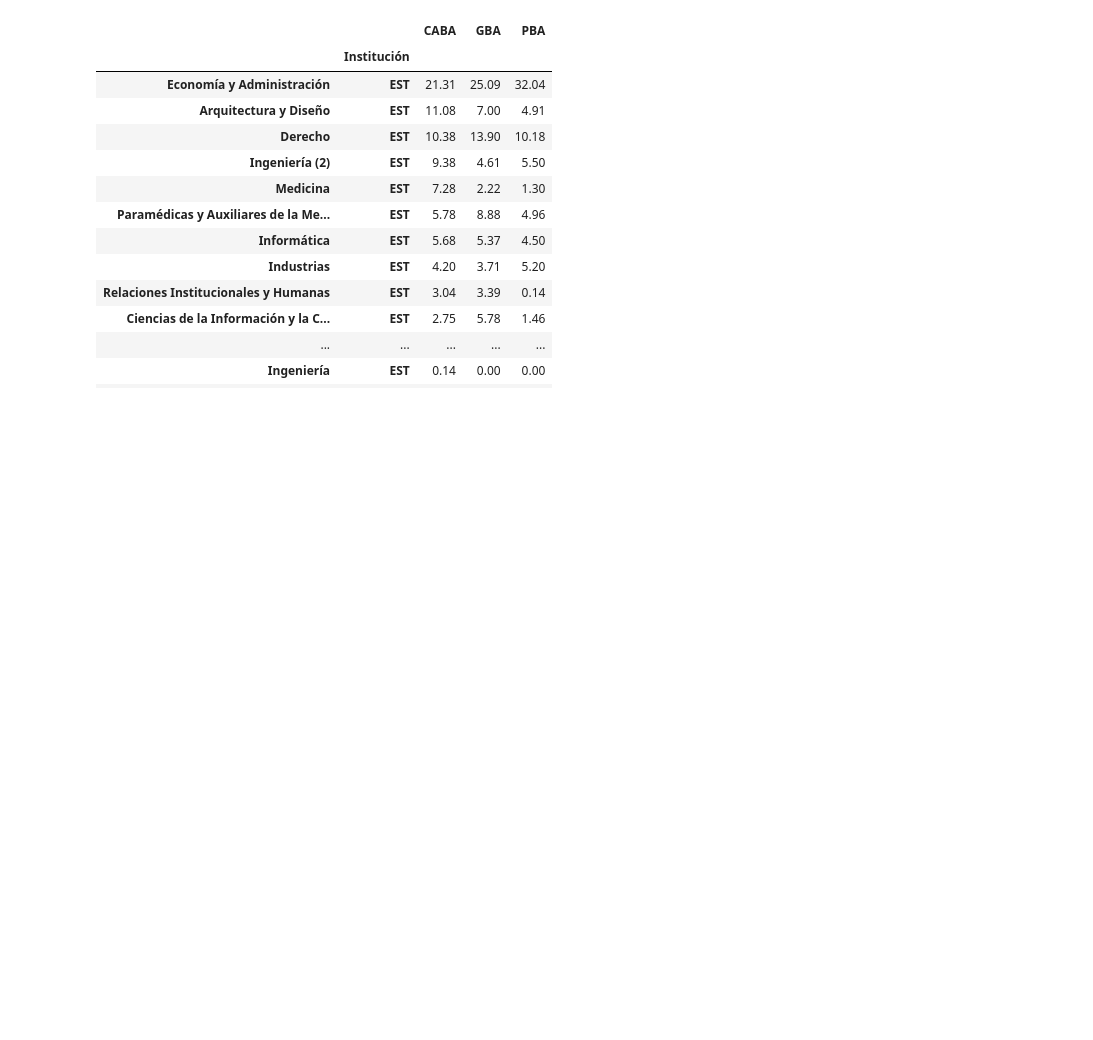
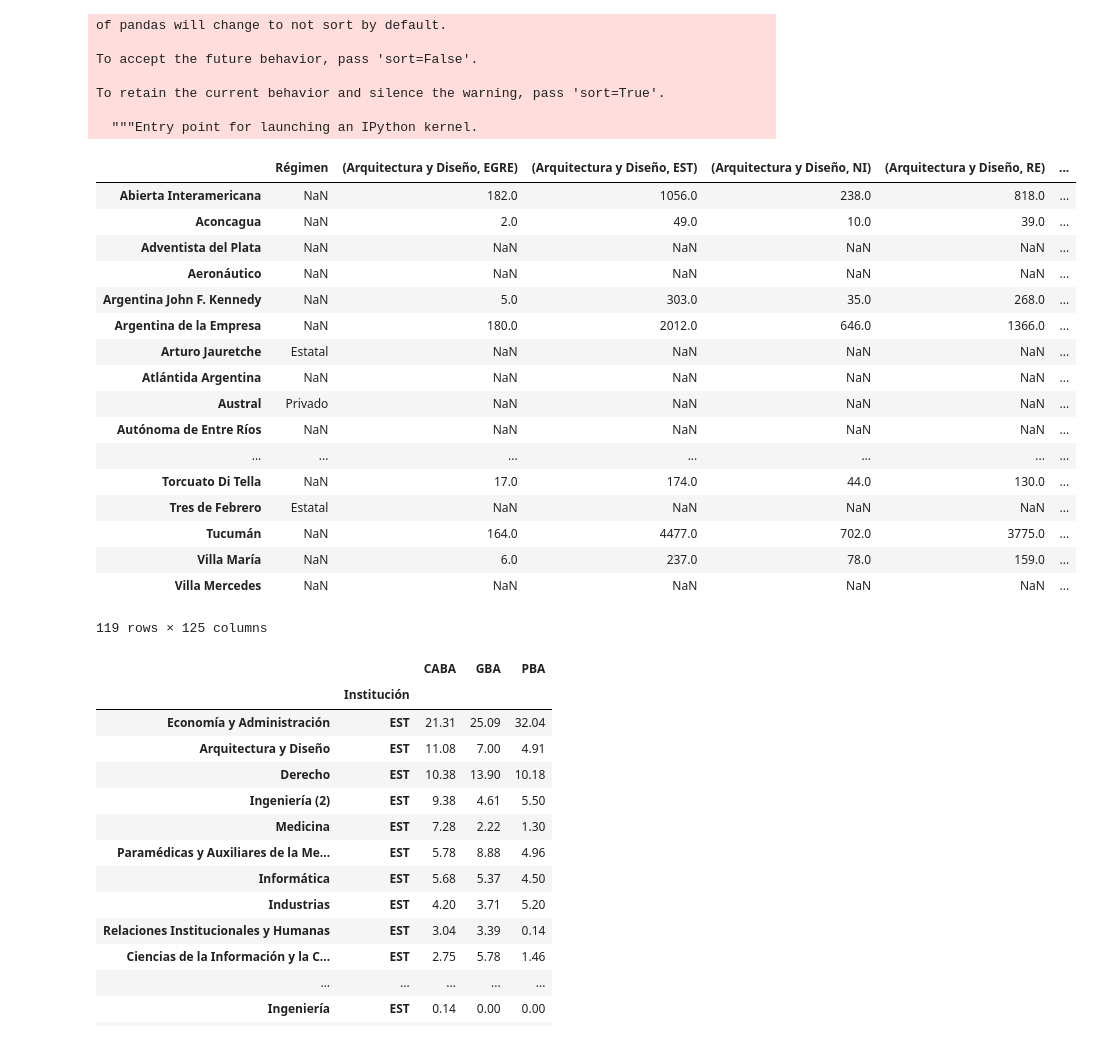
Before and after one commit to matuteiglesias/datosARG_Educacion, a Jupyter notebook: Disciplina por region.ipynb, the cells around one changed output. Saved outputs shown, nothing was run; the diff lists cells and outputs as text; code cells hidden in the pictures; blank space fills up the shorter version.

```diff
--- a/Disciplina por region.ipynb
+++ b/Disciplina por region.ipynb
@@ -29,7 +29,33 @@ inst_CABA = inst.loc[inst['Provincia'] == 'CABA']
 inst_GBA = inst.loc[(inst['Provincia'] == 'Buenos Aires') & (inst['Región'] == 'Metropolitana')]
 inst_PBA = inst.loc[inst['Región'] == 'Bonaerense']
 # %%
-# pd.concat([inst_GBA.set_index('Institución')[['Régimen']], ests_disc], axis = 1)
+pd.concat([inst_GBA.set_index('Institución')[['Régimen']], ests_disc], axis = 1)
+# %% [output]
+of pandas will change to not sort by default.
+
+To accept the future behavior, pass 'sort=False'.
+
+To retain the current behavior and silence the warning, pass 'sort=True'.
+
+  """Entry point for launching an IPython kernel.
+|  | Régimen | (Arquitectura y Diseño, EGRE) | (Arquitectura y Diseño, EST) | (Arquitectura y Diseño, NI) | (Arquitectura y Diseño, RE) | ... |
+| Abierta Interamericana | NaN | 182.0 | 1056.0 | 238.0 | 818.0 | ... |
+| Aconcagua | NaN | 2.0 | 49.0 | 10.0 | 39.0 | ... |
+| Adventista del Plata | NaN | NaN | NaN | NaN | NaN | ... |
+| Aeronáutico | NaN | NaN | NaN | NaN | NaN | ... |
+| Argentina John F. Kennedy | NaN | 5.0 | 303.0 | 35.0 | 268.0 | ... |
+| Argentina de la Empresa | NaN | 180.0 | 2012.0 | 646.0 | 1366.0 | ... |
+| Arturo Jauretche | Estatal | NaN | NaN | NaN | NaN | ... |
+| Atlántida Argentina | NaN | NaN | NaN | NaN | NaN | ... |
+| Austral | Privado | NaN | NaN | NaN | NaN | ... |
+| Autónoma de Entre Ríos | NaN | NaN | NaN | NaN | NaN | ... |
+| ... | ... | ... | ... | ... | ... | ... |
+| Torcuato Di Tella | NaN | 17.0 | 174.0 | 44.0 | 130.0 | ... |
+| Tres de Febrero | Estatal | NaN | NaN | NaN | NaN | ... |
+| Tucumán | NaN | 164.0 | 4477.0 | 702.0 | 3775.0 | ... |
+| Villa María | NaN | 6.0 | 237.0 | 78.0 | 159.0 | ... |
+| Villa Mercedes | NaN | NaN | NaN | NaN | NaN | ... |
+119 rows × 125 columns
 # %%
 df = pd.concat([ests_disc.loc[ests_disc.index.isin(inst_CABA['Institución'])].sum(),
           ests_disc.loc[ests_disc.index.isin(inst_GBA['Institución'])].sum(),
```
